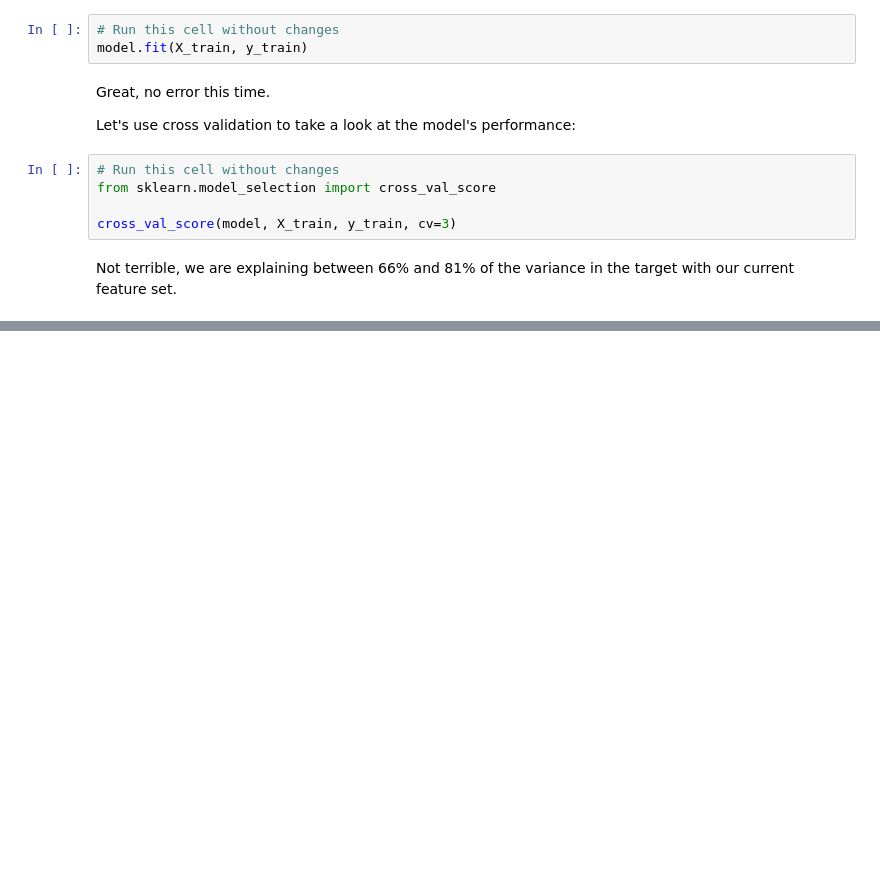
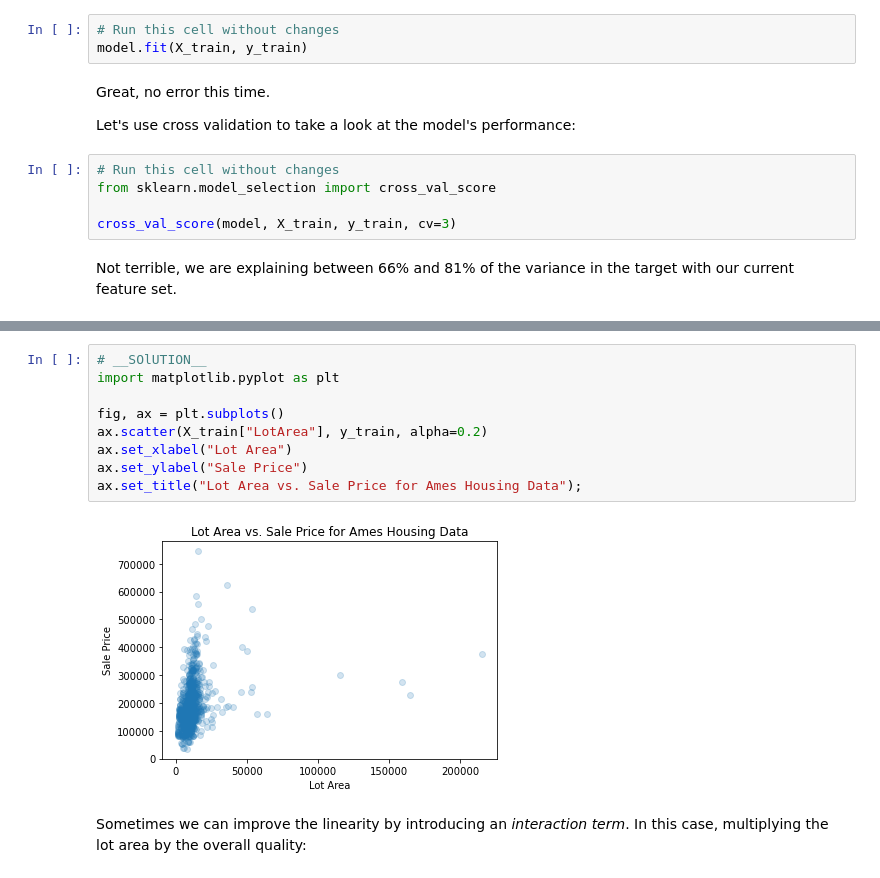
Before and after one commit to learn-co-curriculum/dsc-sklearn-preprocessing-lab, a Jupyter notebook: index.ipynb, the cells around one changed output, grey strips where cells are left out. Drawn from its saved outputs; the diff is of its cells as text; blank space fills up the shorter version.

```diff
--- a/index.ipynb
+++ b/index.ipynb
@@ -611,0 +629,13 @@ Not terrible, we are explaining between 66% and 81% of the variance in the targe
+# %%
+# __SOlUTION__
+import matplotlib.pyplot as plt
+
+fig, ax = plt.subplots()
+ax.scatter(X_train["LotArea"], y_train, alpha=0.2)
+ax.set_xlabel("Lot Area")
+ax.set_ylabel("Sale Price")
+ax.set_title("Lot Area vs. Sale Price for Ames Housing Data");
+# %% [output]
+[figure, added]
+# %% [markdown]
+Sometimes we can improve the linearity by introducing an *interaction term*. In this case, multiplying the lot area by the overall quality:
```
Also changed, not shown: parts of 45 cells of this notebook, 2 other files.
